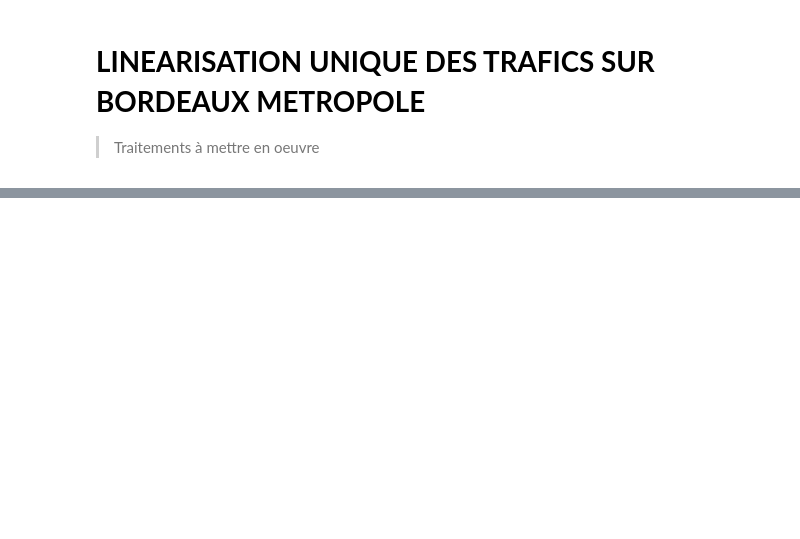
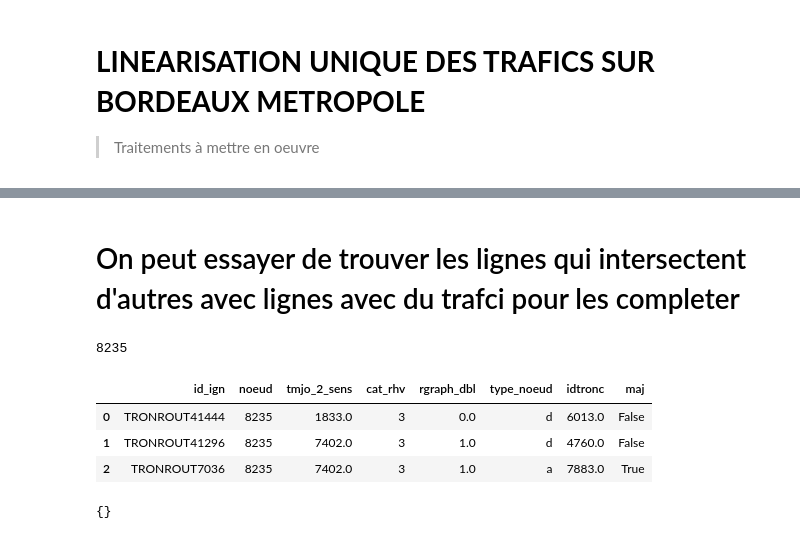
Before and after one commit to nantodevison/Lin_uniq_BdxM, a Jupyter notebook: Lin_uniq_BdxM/Traitements/traitements.ipynb, the cells around one changed output, grey strips where cells are left out. Drawn from its saved outputs; the diff is of its cells as text; code cells hidden in the pictures; blank space fills up the shorter version.

```diff
--- a/Lin_uniq_BdxM/Traitements/traitements.ipynb
+++ b/Lin_uniq_BdxM/Traitements/traitements.ipynb
@@ -153,0 +657,11 @@ fichier_src_simpl['tmja_tv']=fichier_src_simpl.Q_Jour_TV+fichier_src_simpl.R_Q_J
+# %%
+gdf_rhv_cpt_perm_123['id_cpt_2_sens'].fillna('NC', inplace=True)
+gdf_rhv_cpt_perm_123['id_cpt_2_sens']=gdf_rhv_cpt_perm_123.apply(lambda x : ', '.join([str(a) for a in x['id_cpt_2_sens']]
+                if not isinstance(x['id_cpt_2_sens'],np.int64) else str(x['id_cpt_2_sens']) ), axis=1)
+gdf_rhv_cpt_perm_123.reset_index()[['id_x', 'ident', 'domanial', 'groupe', 'cat_dig', 'cat_rhv', 'passage',
+       'rggraph_nd', 'rggraph_na', 'rgraph_dbl', 'numero', 'cdate', 'mdate',
+       'id_ign', 'nature', 'sens', 'codevoie_d', 'importance', 'id_y',
+       'idtronc', 'geometry','tmjo_2_sens','type_cpt', 'id_cpt_2_sens']].to_file(
+    r'D:\temp\Linearisation_BM\C19SA0101\C19SA0101\Doc_travail\Donnees_produites\Donnees\gdf_rhv_trafic_123_v1.shp')
+# %% [markdown]
+# On peut essayer de trouver les lignes qui intersectent d'autres avec lignes avec du trafci pour les completer
@@ -153,0 +680,14 @@ fichier_src_simpl['tmja_tv']=fichier_src_simpl.Q_Jour_TV+fichier_src_simpl.R_Q_J
+# %%
+# àpartir du dico on va remplacer les valeurs de source ou target par la valeur de clé du dico.
+gdf_rhv_rdpt_simple=gdf_rhv_cpt_perm_123.loc[~gdf_rhv_cpt_perm_123.index.isin(lgn_rdpt.ident.to_list())].copy()
+#remplacement des osurces et targets :
+simplifier_noeud_rdpt(gdf_rhv_rdpt_simple, dico_noeud)
+#puis recalculer le count du nb de ligne par noeud (en otant les lignes qui font les rdpoints)
+cnt_maj=maj_graph_rdpt(gdf_rhv_rdpt_simple)
+
+#trouver les noeuds fv concernes par des lignes à mettre à jour
+noeud_grp,df_noeud_tot=noeud_fv_ligne_ss_trafic(gdf_rhv_rdpt_simple,'max 1 NaN')
+
+#se limiter aux noeuds présentant 3 lignes (pour rappel, seul une ligne présente un trafic inconnu)
+liste_noeud=noeud_grp.loc[(noeud_grp['estimable']) &
+             (noeud_grp.apply(lambda x : len(x['tmjo_2_sens'])==3, axis=1))]
@@ -153,0 +780,32 @@ fichier_src_simpl['tmja_tv']=fichier_src_simpl.Q_Jour_TV+fichier_src_simpl.R_Q_J
+# %%
+gdf_rhv_extrapol_1=gdf_rhv_cpt_perm_123.reset_index().set_index('idtronc') #initialiser pour resultats
+list_noeud_pb={}
+#for noeud in liste_noeud.noeud.tolist() :
+noeud=8235
+print(noeud)
+df_temp=gdf_rhv_rdpt_simple.loc[(gdf_rhv_rdpt_simple['source']==noeud) | (gdf_rhv_rdpt_simple['target']==noeud)].copy()
+df_temp['type_noeud']=df_temp.apply(lambda x : 'd' if x['source']==noeud else 'a', axis=1 )
+df_noeud=df_noeud_tot.loc[df_noeud_tot['noeud']==noeud].merge(df_temp[['id_ign','type_noeud', 'idtronc']], on='id_ign')
+df_noeud['maj']=df_noeud.apply(lambda x : True if x['tmjo_2_sens']==-99 else False, axis=1)
+try :
+    df_noeud.loc[df_noeud['tmjo_2_sens']==-99,'tmjo_2_sens']=df_noeud.apply(lambda x : calcul_trafic_manquant(noeud,df_noeud,gdf_rhv_cpt_perm_123,'idtronc',graph_filaire_123_vertex), axis=1)
+except PasDeTraficError :
+    list_noeud_pb[noeud]='PasDeTraficError'
+except IndexError :
+    list_noeud_pb[noeud]='IndexError'
+if df_noeud.tmjo_2_sens.isnull().any() :
+    list_noeud_pb[noeud]='autre Pb trafic'
+gdf_rhv_extrapol_1.update(df_noeud.loc[df_noeud['maj']][['idtronc','tmjo_2_sens']].set_index('idtronc'))
+# %% [output]
+8235
+# %%
+df_noeud
+# %% [output]
+|  | id_ign | noeud | tmjo_2_sens | cat_rhv | rgraph_dbl | type_noeud | idtronc | maj |
+| 0 | TRONROUT41444 | 8235 | 1833.0 | 3 | 0.0 | d | 6013.0 | False |
+| 1 | TRONROUT41296 | 8235 | 7402.0 | 3 | 1.0 | d | 4760.0 | False |
+| 2 | TRONROUT7036 | 8235 | 7402.0 | 3 | 1.0 | a | 7883.0 | True |
+# %%
+list_noeud_pb
+# %% [output]
+{}
```
Also changed, not shown: parts of 101 cells of this notebook, 4 other files.
